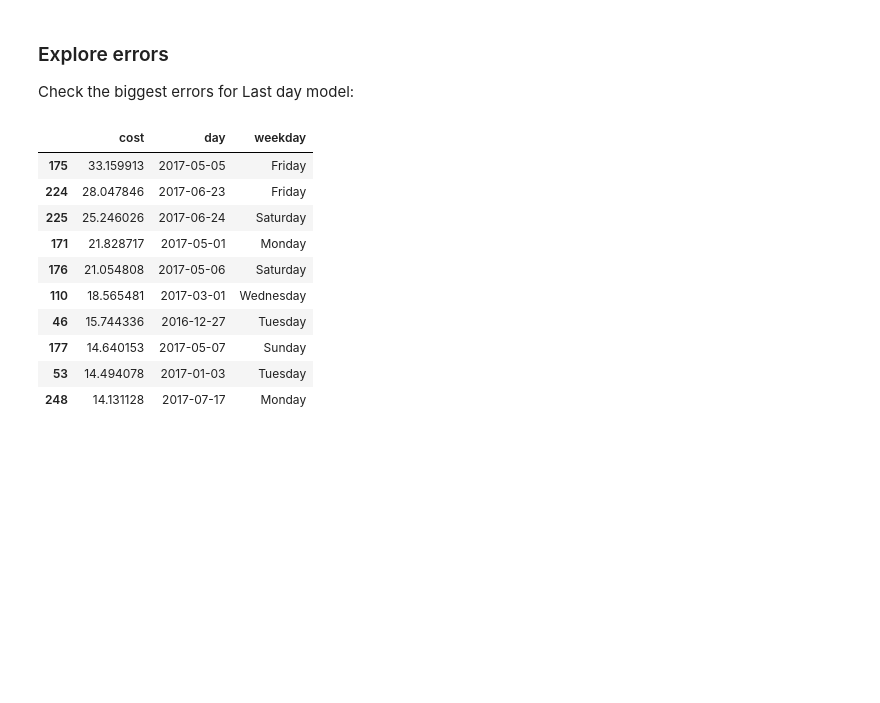
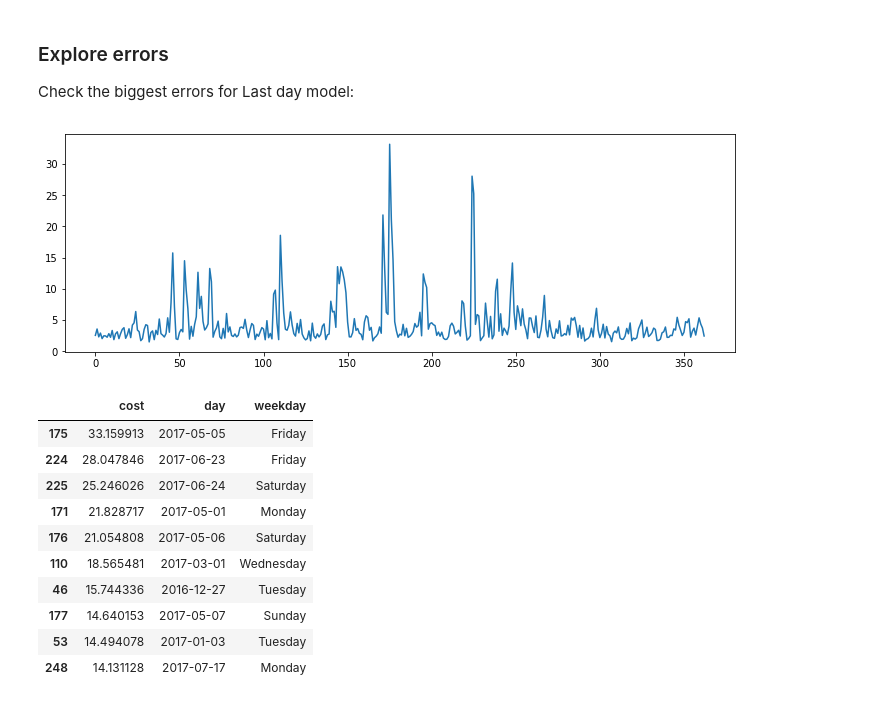
Before and after one commit to carldata/argo, a Jupyter notebook: notebooks/Project 1/[prediction] Off-line mode.ipynb, the cells around one changed output. Cells and saved outputs as stored; diff of their text form; code cells hidden in the pictures; blank space fills up the shorter version.

```diff
--- a/notebooks/Project 1/[prediction] Off-line mode.ipynb
+++ b/notebooks/Project 1/[prediction] Off-line mode.ipynb
@@ -159,6 +158,11 @@ LastDayModel score: 7.57
 ### Explore errors
 
 Check the biggest errors for Last day model:
+# %%
+plt.plot(costs)
+plt.show()
+# %% [output]
+[figure, added]
 # %%
 df = pd.DataFrame({'day': target[split_day:].index, 'cost': costs})
 df['weekday'] = df['day'].apply(lambda x: calendar.day_name[x.weekday()])
```
Also changed, not shown: parts of 1 cell of this notebook, 2 other files.
